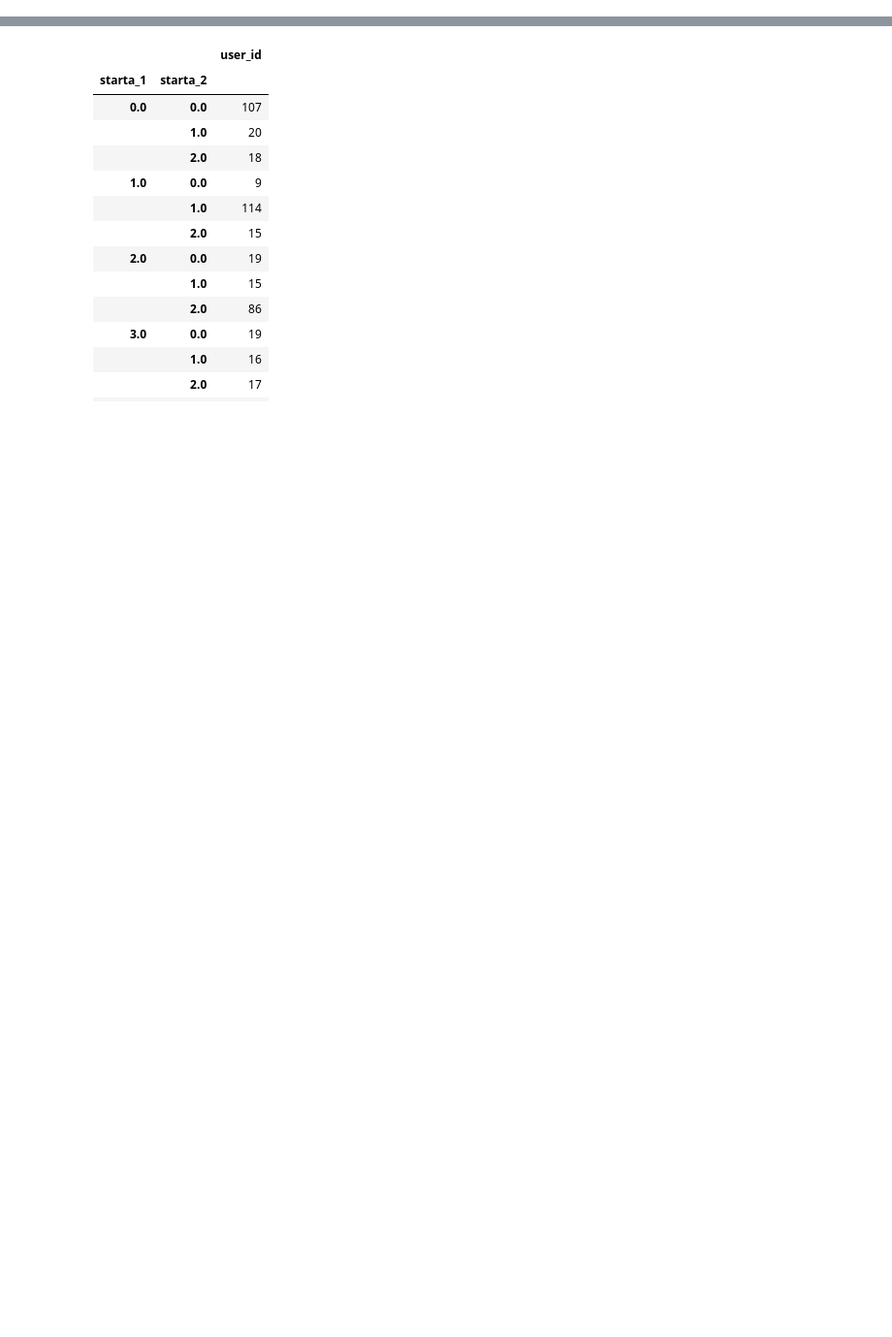
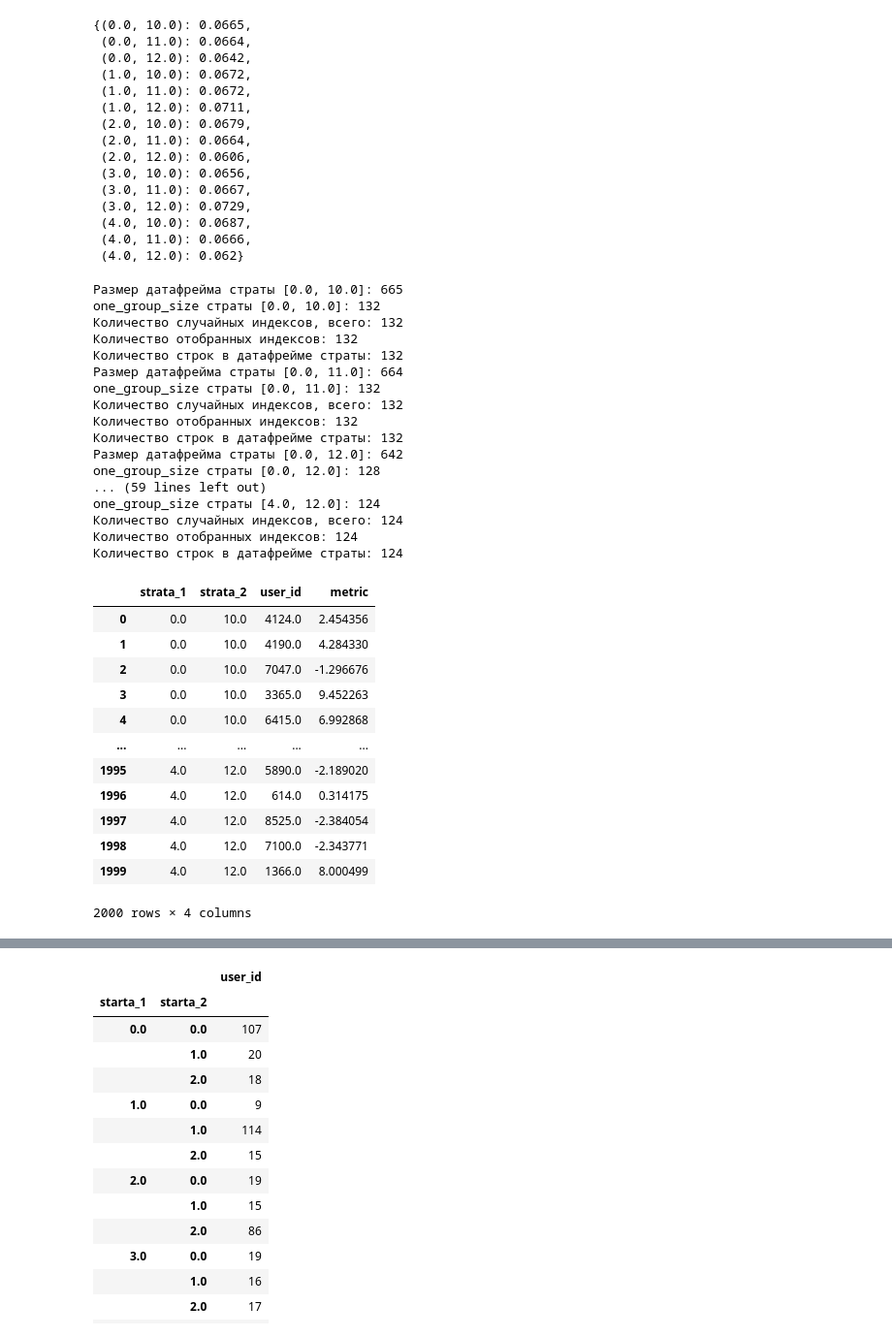
Before and after one commit to repinmihail/AB-test-pipeline, a Jupyter notebook: AB-pipeline.ipynb, the cells around one changed output, grey strips where cells are left out. Shown at 97% size. Saved outputs shown, nothing was run; the diff lists cells and outputs as text; code cells hidden in the pictures; blank space fills up the shorter version.

```diff
--- a/AB-pipeline.ipynb
+++ b/AB-pipeline.ipynb
@@ -72,0 +169,49 @@ plt.show()
+# %%
+t = select_stratified_data(df, ['strata_1', 'strata_2'], 1000, weights=None, seed=42)
+t
+# %% [output]
+{(0.0, 10.0): 0.0665,
+ (0.0, 11.0): 0.0664,
+ (0.0, 12.0): 0.0642,
+ (1.0, 10.0): 0.0672,
+ (1.0, 11.0): 0.0672,
+ (1.0, 12.0): 0.0711,
+ (2.0, 10.0): 0.0679,
+ (2.0, 11.0): 0.0664,
+ (2.0, 12.0): 0.0606,
+ (3.0, 10.0): 0.0656,
+ (3.0, 11.0): 0.0667,
+ (3.0, 12.0): 0.0729,
+ (4.0, 10.0): 0.0687,
+ (4.0, 11.0): 0.0666,
+ (4.0, 12.0): 0.062}
+Размер датафрейма страты [0.0, 10.0]: 665
+one_group_size страты [0.0, 10.0]: 132
+Количество случайных индексов, всего: 132
+Количество отобранных индексов: 132
+Количество строк в датафрейме страты: 132
+Размер датафрейма страты [0.0, 11.0]: 664
+one_group_size страты [0.0, 11.0]: 132
+Количество случайных индексов, всего: 132
+Количество отобранных индексов: 132
+Количество строк в датафрейме страты: 132
+Размер датафрейма страты [0.0, 12.0]: 642
+one_group_size страты [0.0, 12.0]: 128
+... (59 lines left out)
+one_group_size страты [4.0, 12.0]: 124
+Количество случайных индексов, всего: 124
+Количество отобранных индексов: 124
+Количество строк в датафрейме страты: 124
+|  | strata_1 | strata_2 | user_id | metric |
+| 0 | 0.0 | 10.0 | 4124.0 | 2.454356 |
+| 1 | 0.0 | 10.0 | 4190.0 | 4.284330 |
+| 2 | 0.0 | 10.0 | 7047.0 | -1.296676 |
+| 3 | 0.0 | 10.0 | 3365.0 | 9.452263 |
+| 4 | 0.0 | 10.0 | 6415.0 | 6.992868 |
+| ... | ... | ... | ... | ... |
+| 1995 | 4.0 | 12.0 | 5890.0 | -2.189020 |
+| 1996 | 4.0 | 12.0 | 614.0 | 0.314175 |
+| 1997 | 4.0 | 12.0 | 8525.0 | -2.384054 |
+| 1998 | 4.0 | 12.0 | 7100.0 | -2.343771 |
+| 1999 | 4.0 | 12.0 | 1366.0 | 8.000499 |
+2000 rows × 4 columns
```
Also changed, not shown: parts of 10 cells of this notebook.
